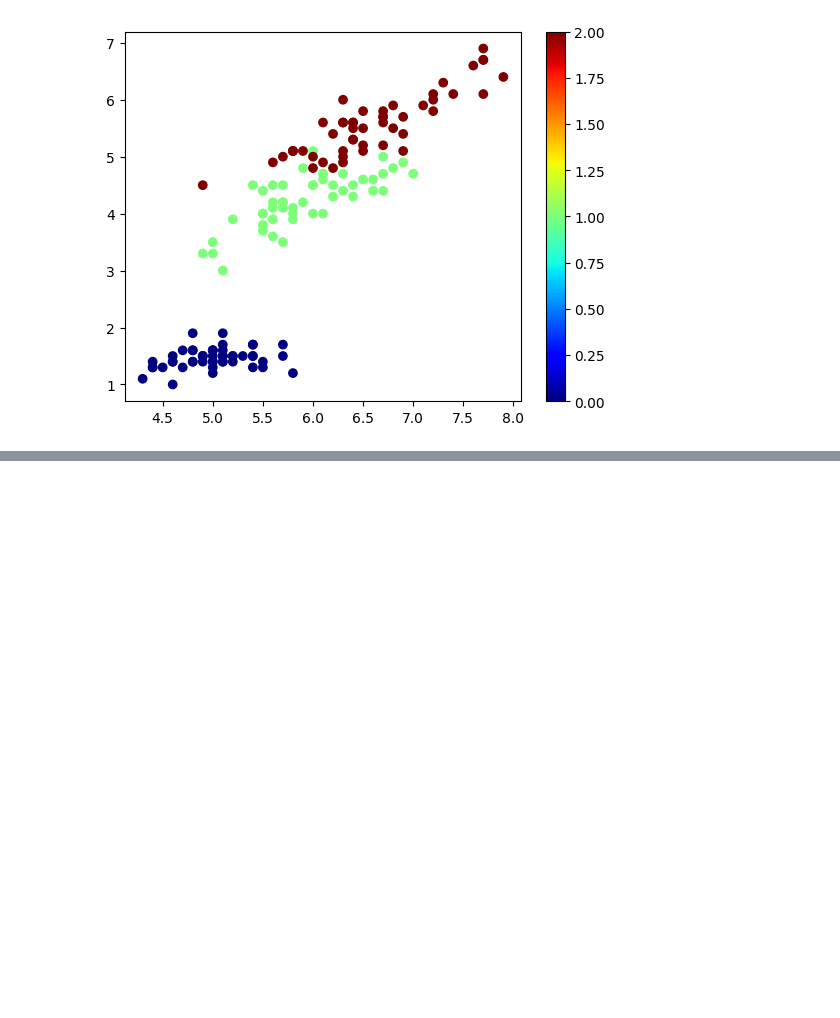
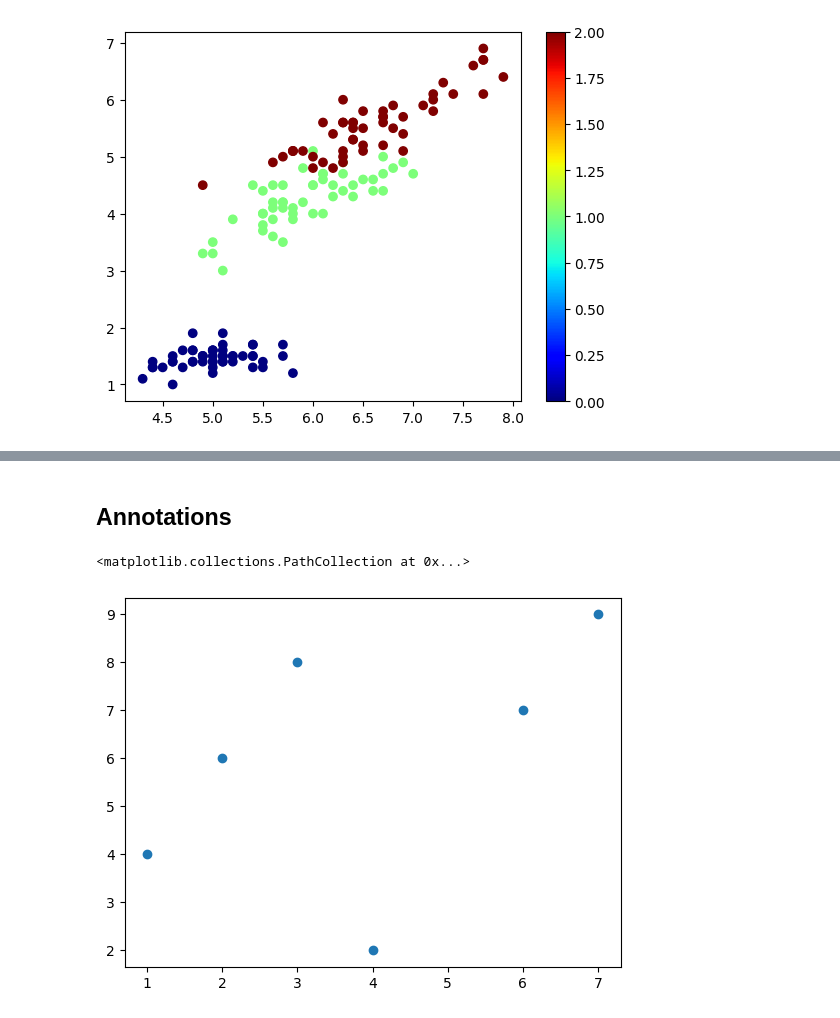
Before and after one commit to BilalWazir033/Ai-Lab, a Jupyter notebook: Ai Course by CampusX/Matplotlib/Advanced_Matplotlib.ipynb, the cells around one changed output, grey strips where cells are left out. Saved outputs shown, nothing was run; the diff lists cells and outputs as text; code cells hidden in the pictures; blank space fills up the shorter version.

```diff
--- a/Ai Course by CampusX/Matplotlib/Advanced_Matplotlib.ipynb
+++ b/Ai Course by CampusX/Matplotlib/Advanced_Matplotlib.ipynb
@@ -59,0 +61,9 @@ plt.show()
+# %% [markdown]
+## Annotations
+# %%
+x=[1,2,4,6,7,3]
+y=[4,6,2,7,9,8]
+plt.scatter(x,y)
+# %% [output]
+<matplotlib.collections.PathCollection at 0x...>
+[figure, added]
```
Also changed, not shown: parts of 32 cells of this notebook, 30 other files.
